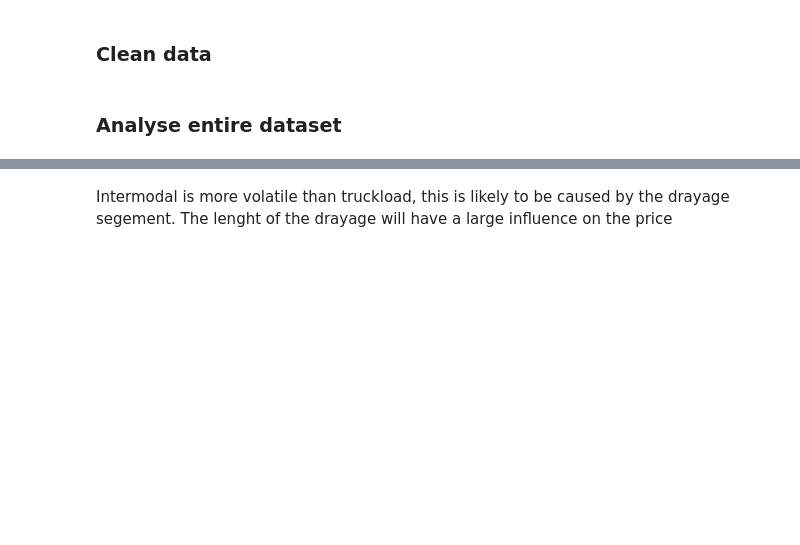
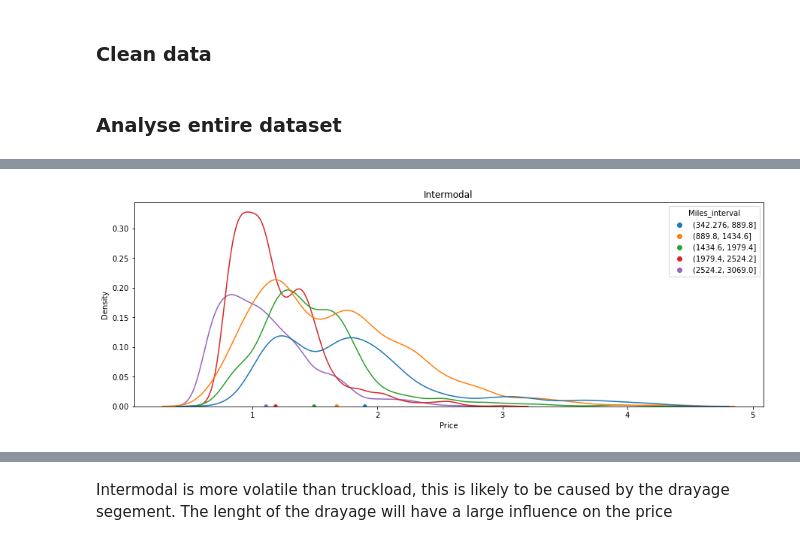
Before and after one commit to Labulitiolle/Multimodal_freight_USA, a Jupyter notebook: Notebooks/Multimodal/price_analysis.ipynb, the cells around one changed output, grey strips where cells are left out. Cells and saved outputs as stored; diff of their text form; code cells hidden in the pictures; blank space fills up the shorter version.

```diff
--- a/Notebooks/Multimodal/price_analysis.ipynb
+++ b/Notebooks/Multimodal/price_analysis.ipynb
@@ -43,0 +50,16 @@ plot_price_per_mode(df,title='All routes')
+# %%
+def make_mileage_qbinned(df, bins):
+    df['Miles_interval'] = pd.qcut(df.Miles.values, bins)
+def plot_price_per_interval(df, bins=5, title='Title'):
+    make_mileage_binned(df, bins)
+    fig, ax= plt.subplots(figsize=[15,5])
+#     sns.swarmplot(x=df.Value, y=df.Mode, hue=df.Miles_interval, alpha=0.5, size=1.4).set_title(title)
+    sns.kdeplot(data=df[(df.Mode == title) & (df.Value < 4.5)], x='Value', hue='Miles_interval', ax=ax)
+    sns.scatterplot(data=df[(df.Mode == title)].groupby('Miles_interval').mean().reset_index(), x='Value', y=[0]*5, hue='Miles_interval')
+
+    ax.set_xlabel('Price')
+    ax.set_title(title)
+
+plot_price_per_interval(df,title='Intermodal')
+# %% [output]
+[figure, added]
```
Also changed, not shown: parts of 10 cells of this notebook, 12 other files.
